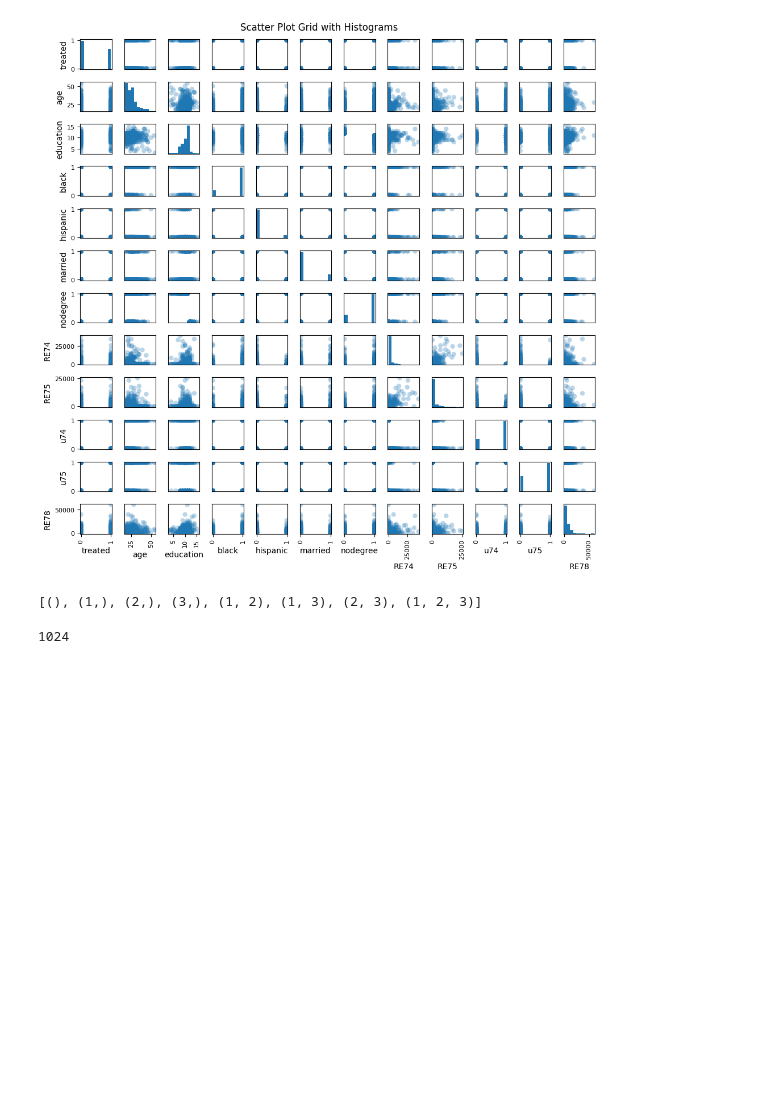
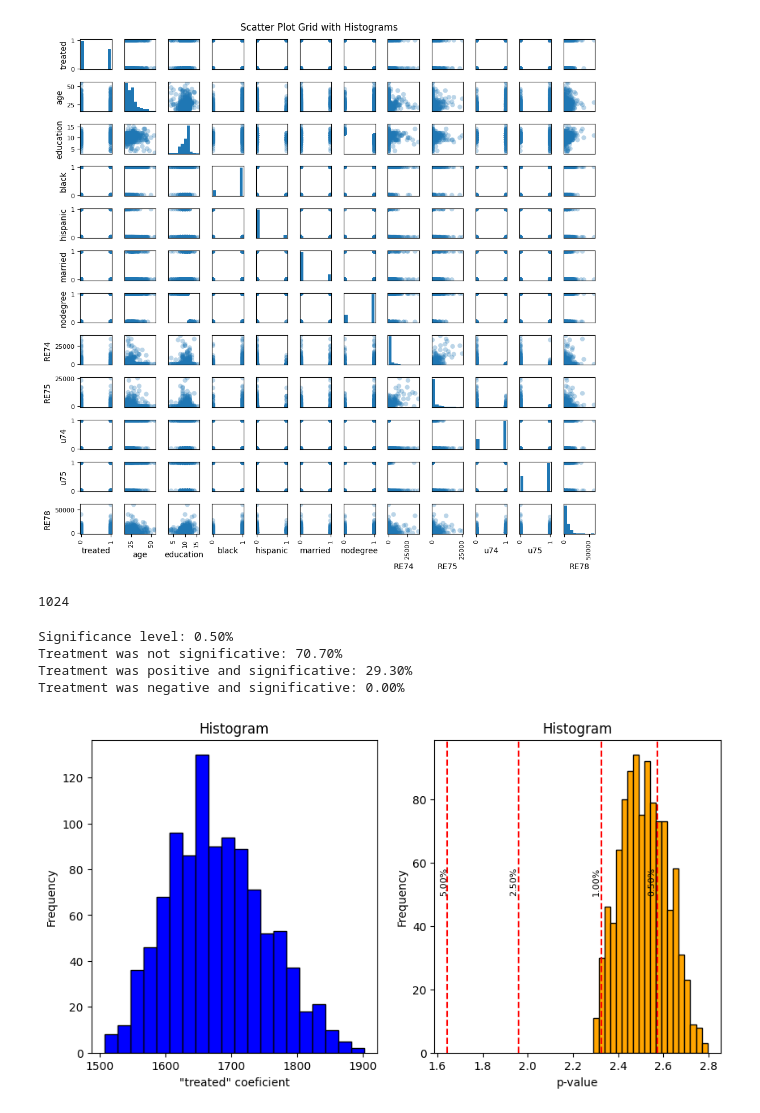
Before and after one commit to TiagoCAAmorim/causal_inference, a Jupyter notebook: Lista 01/Lista1.ipynb, the cells around one changed output. Drawn from its saved outputs; the diff is of its cells as text; code cells hidden in the pictures; blank space fills up the shorter version.

```diff
--- a/Lista 01/Lista1.ipynb
+++ b/Lista 01/Lista1.ipynb
@@ -195,10 +198,6 @@ def get_all_combinations(n):
         combinations_i = list(combinations(range(1, n+1), i))
         combinations_list.extend(combinations_i)
     return combinations_list
-# %%
-get_all_combinations(3)
-# %% [output]
-[(), (1,), (2,), (3,), (1, 2), (1, 3), (2, 3), (1, 2, 3)]
 # %%
 len(get_all_combinations(10))
 # %% [output]
@@ -205,0 +222,45 @@ len(get_all_combinations(10))
+# %%
+test_stats = [t_hat/se_hat for t_hat,se_hat in zip(treated_coefficients, se_hc2)]
+significance_limit = norm.ppf(0.995)
+print(f'Significance level: {(1-0.995)*100:.2f}%')
+
+is_h0n = [1 if t_stat < significance_limit else 0 for t_stat in test_stats]
+
+not_significative = sum(is_h0n)/len(all_combinations)
+print(f'Treatment was not significative: {not_significative*100:0.2f}%')
+
+positive_significative = [1 for h0n,t_hat in zip(is_h0n, treated_coefficients) if (h0n == 0 and t_hat>0)]
+positive_significative_pc = sum(positive_significative)/len(all_combinations)
+print(f'Treatment was positive and significative: {positive_significative_pc*100:0.2f}%')
+
+negative_significative = [1 for h0n,t_hat in zip(is_h0n, treated_coefficients) if (h0n == 0 and t_hat<0)]
+negative_significative_pc = sum(negative_significative)/len(all_combinations)
+print(f'Treatment was negative and significative: {negative_significative_pc*100:0.2f}%')
+# %% [output]
+Significance level: 0.50%
+Treatment was not significative: 70.70%
+Treatment was positive and significative: 29.30%
+Treatment was negative and significative: 0.00%
+# %%
+fig, axs = plt.subplots(1, 2, figsize=(10, 5))
+axs[0].hist(treated_coefficients, bins=20, color='blue', edgecolor='black')
+axs[0].set_xlabel('"treated" coeficient')
+axs[0].set_ylabel('Frequency')
+axs[0].set_title('Histogram')
+
+axs[1].hist(test_stats, bins=20, color='orange', edgecolor='black')
+axs[1].set_xlabel('p-value')
+axs[1].set_ylabel('Frequency')
+axs[1].set_title('Histogram')
+
+for p in [0.95, 0.975, 0.99, 0.995]:
+    significance_limit = norm.ppf(p)
+    axs[1].axvline(x=significance_limit, color='r', linestyle='--')
+    axs[1].annotate(f'{100-p*100:0.2f}%',
+                    xy=(significance_limit, 50),
+                    xytext=(significance_limit*.99, 50),
+                    fontsize=8, ha='center', rotation=90)
+
+plt.show()
+# %% [output]
+[figure, added]
```
Also changed, not shown: parts of 10 cells of this notebook, 1 other file.
